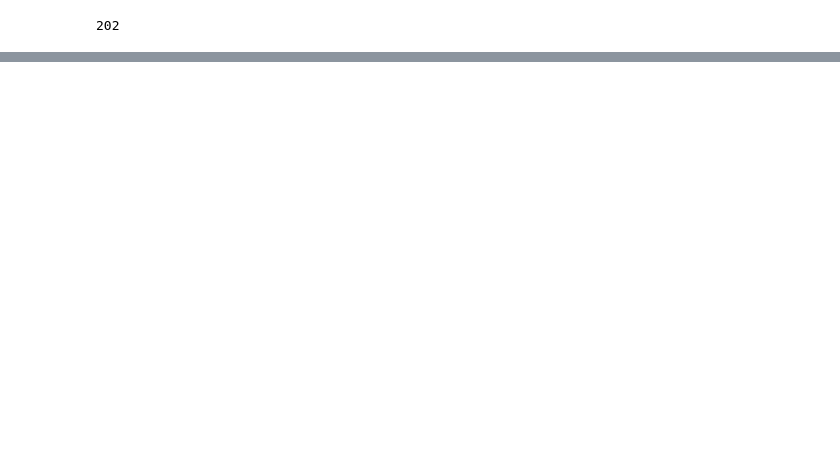
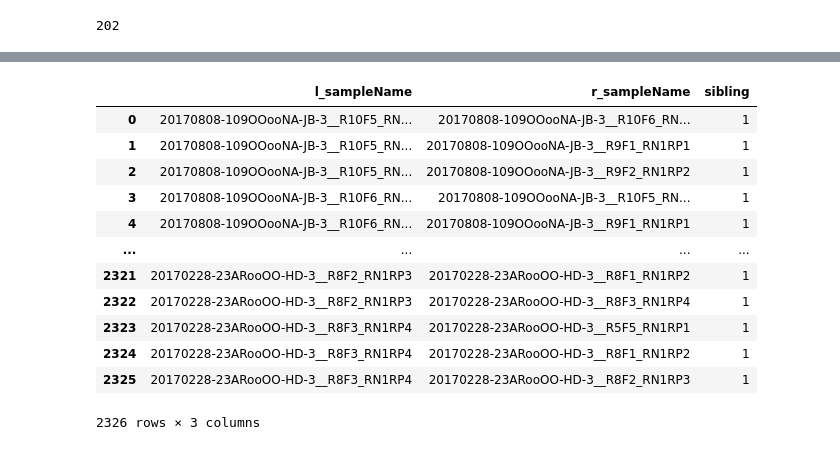
Before and after one commit to sharyar/DerdaLab-Project2, a Jupyter notebook: 01_Data-Processing/TrimerPairWiseDFGenerator.ipynb, the cells around one changed output, grey strips where cells are left out. Saved outputs shown, nothing was run; the diff lists cells and outputs as text; code cells hidden in the pictures; blank space fills up the shorter version.

```diff
--- a/01_Data-Processing/TrimerPairWiseDFGenerator.ipynb
+++ b/01_Data-Processing/TrimerPairWiseDFGenerator.ipynb
@@ -249,20 +248,11 @@ def create_df_sibling(sibling_dict):
     list_left = []
     list_right = []
     for key,value in sibling_dict.items():
-        # Can be removed - diagnostic only
-        # print(value, '\n')
-        # print(len(value))
-        # for a in permutations(value):
-        #     print(a)
-        # print(len(list(permutations(value, 2))))
-        # print(list(permutations(value, 2)))
-        ######
-        # Each value represents a sibbling group. Create and loop through the permutations. Append to left and right.
-
         for a,b in permutations(value, 2):
             list_left.append(a)
             list_right.append(b)
 
     return list_left, list_right
 
-listL, listR = create_df_sibling(naive_sibling_groups)
+listL_naive, listR_naive = create_df_sibling(naive_sibling_groups)
+listL_selected, listR_selected = create_df_sibling(selected_sibling_groups)
@@ -298,0 +277,15 @@ Couple of ways of doing this:
+# %%
+def generate_df_combined (df, list_left, list_right, sibbling):
+    df_left = pd.DataFrame(list_left, columns=['sampleName'], index=None)
+    df_left = pd.merge(df_left, df, how='left', on='sampleName', sort=False, validate='m:1')
+    df_right = pd.DataFrame(list_right, columns=['sampleName'], index=None)
+    df_right = pd.merge(df_right, df, how='left', on='sampleName', sort=False, validate='m:1')
+    df_left = df_left.add_prefix('l_')
+    df_right = df_right.add_prefix('r_')
+    df_combined = pd.concat([df_left, df_right], axis=1)
+    df_combined['sibling'] = sibbling
+    df_combined['c_sampleName'] = df_combined['l_sampleName'] + '_^_' + df_combined['r_sampleName']
+    return df_combined
+# %%
+naive_sibling_df = generate_df_combined(data_start, listL_naive, listR_naive, 1)
+selected_sibling_df = generate_df_combined(data_start, listL_selected, listR_selected, 1)
@@ -298,0 +364,16 @@ Couple of ways of doing this:
+# %%
+naive_sibling_df[['l_sampleName', 'r_sampleName', 'sibling']]
+# %% [output]
+|  | l_sampleName | r_sampleName | sibling |
+| 0 | 20170808-109OOooNA-JB-3__R10F5_RN... | 20170808-109OOooNA-JB-3__R10F6_RN... | 1 |
+| 1 | 20170808-109OOooNA-JB-3__R10F5_RN... | 20170808-109OOooNA-JB-3__R9F1_RN1RP1 | 1 |
+| 2 | 20170808-109OOooNA-JB-3__R10F5_RN... | 20170808-109OOooNA-JB-3__R9F2_RN1RP2 | 1 |
+| 3 | 20170808-109OOooNA-JB-3__R10F6_RN... | 20170808-109OOooNA-JB-3__R10F5_RN... | 1 |
+| 4 | 20170808-109OOooNA-JB-3__R10F6_RN... | 20170808-109OOooNA-JB-3__R9F1_RN1RP1 | 1 |
+| ... | ... | ... | ... |
+| 2321 | 20170228-23ARooOO-HD-3__R8F2_RN1RP3 | 20170228-23ARooOO-HD-3__R8F1_RN1RP2 | 1 |
+| 2322 | 20170228-23ARooOO-HD-3__R8F2_RN1RP3 | 20170228-23ARooOO-HD-3__R8F3_RN1RP4 | 1 |
+| 2323 | 20170228-23ARooOO-HD-3__R8F3_RN1RP4 | 20170228-23ARooOO-HD-3__R5F5_RN1RP1 | 1 |
+| 2324 | 20170228-23ARooOO-HD-3__R8F3_RN1RP4 | 20170228-23ARooOO-HD-3__R8F1_RN1RP2 | 1 |
+| 2325 | 20170228-23ARooOO-HD-3__R8F3_RN1RP4 | 20170228-23ARooOO-HD-3__R8F2_RN1RP3 | 1 |
+2326 rows × 3 columns
```
Also changed, not shown: parts of 27 cells of this notebook.
